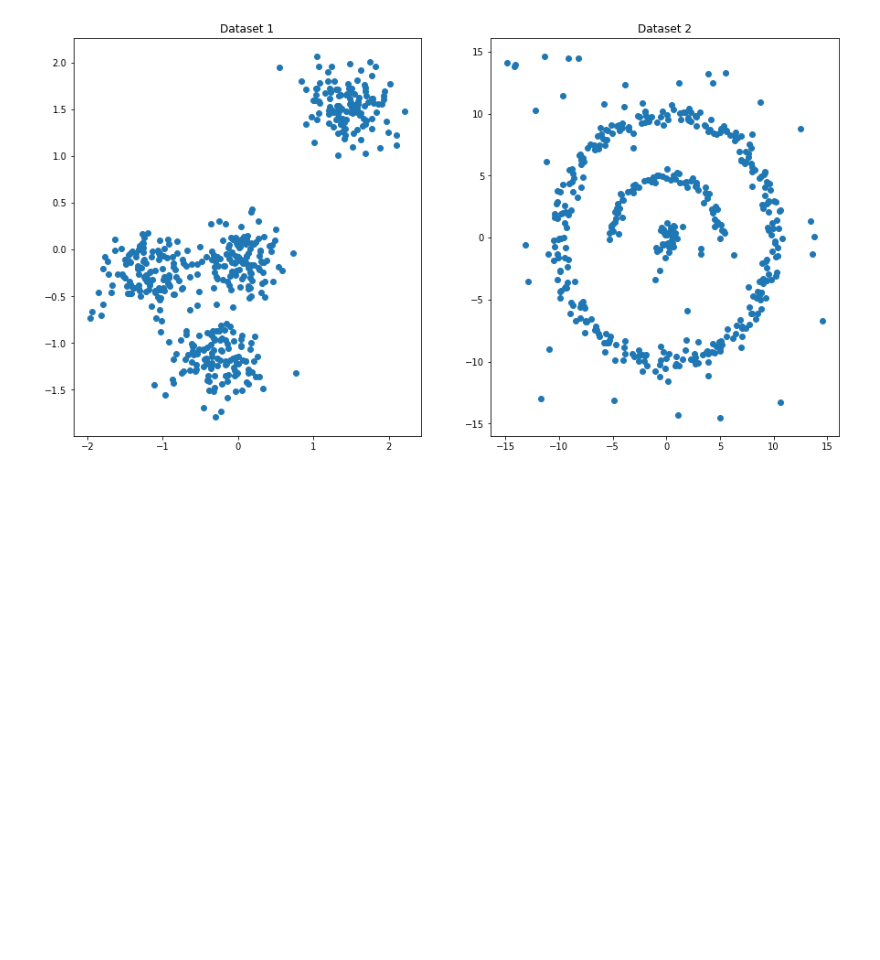
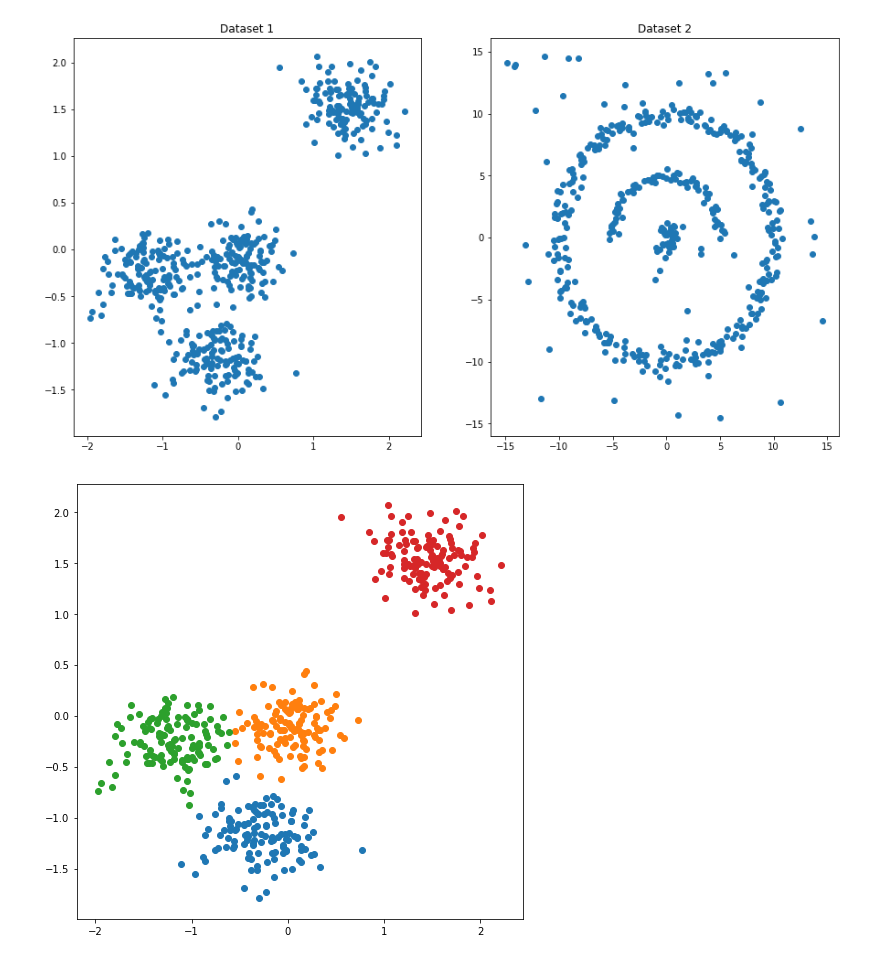
Before and after one commit to mohammadmozafari/data-mining-aut, a Jupyter notebook: 4_kmeans.ipynb, the cells around one changed output. Cells and saved outputs as stored; diff of their text form; code cells hidden in the pictures; blank space fills up the shorter version.

Commit message:
Implement kmeans

```diff
--- a/4_kmeans.ipynb
+++ b/4_kmeans.ipynb
@@ -20,3 +19,23 @@ axes[0].title.set_text('Dataset 1')
 axes[1].title.set_text('Dataset 2')
 # %% [output]
 [figure]
+# %%
+def kmeans_clustering(data, k, iters):
+    centroids_idx = np.random.randint(0, data.shape[0]-1, k)
+    centroids = data[centroids_idx, :]
+    for i in range(iters):
+        distances = (data ** 2).sum(axis=1).reshape(-1, 1) + (centroids ** 2).sum(axis=1).reshape(1, -1) - 2 * (data @ centroids.T)
+        clusters = distances.argmin(axis=1)
+        for i in range(k):
+            centroids[i] = data[clusters == i, :].mean(axis=0)
+    return centroids, clusters
+# %%
+k = 4
+centroids, clusters = kmeans_clustering(dataset1, k, 100)
+fig = plt.figure()
+fig.set_size_inches(8, 8)
+for i in range(k):
+    cluster = dataset1[clusters == i, :]
+    plt.scatter(cluster[:, 0], cluster[:, 1])
+# %% [output]
+[figure, added]
```
Also changed, not shown: parts of 2 cells of this notebook.
